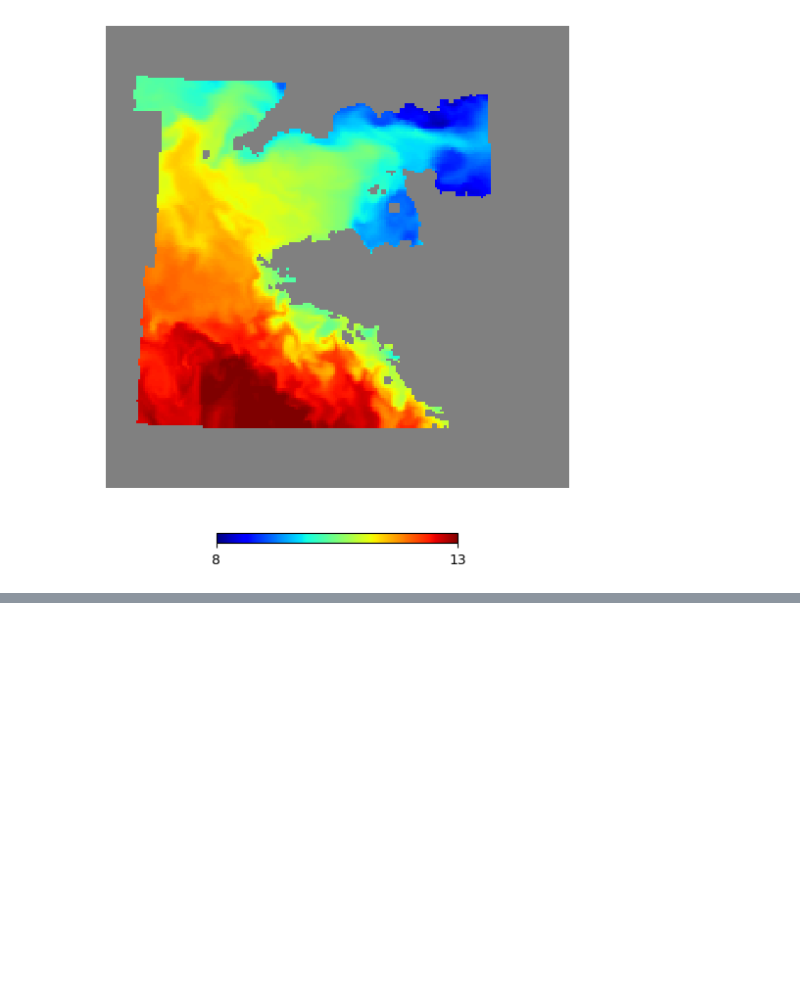
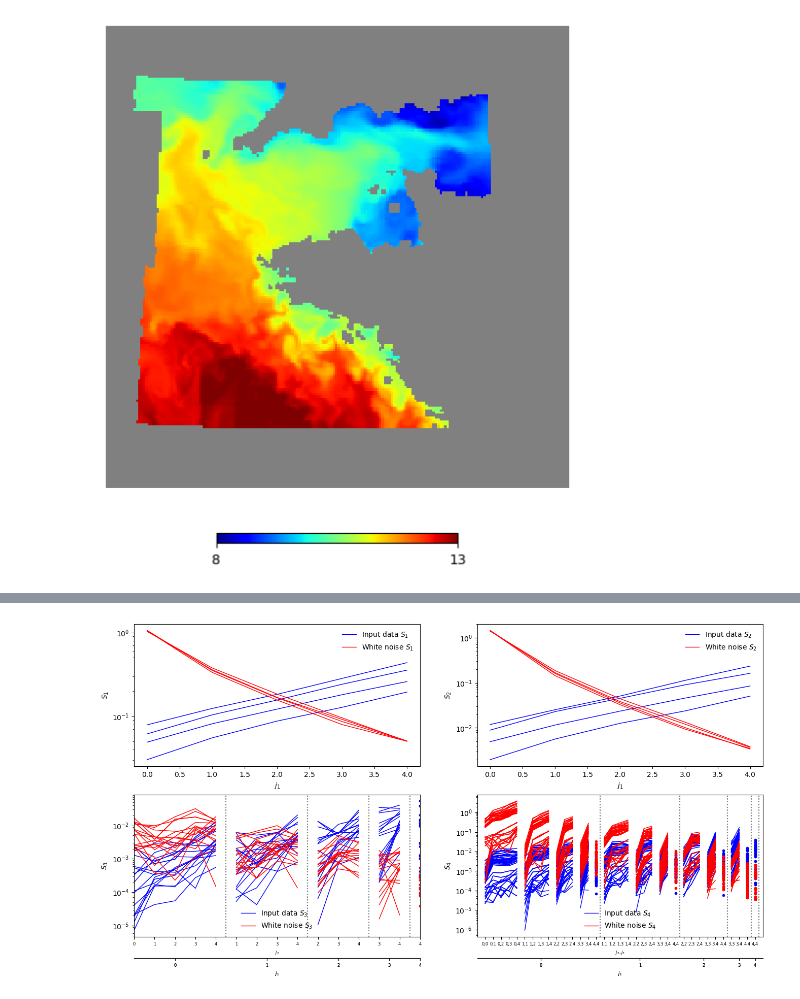
Before and after one commit to IAOCEA/demo-foscat-pangeo-eosc, a Jupyter notebook: local_foscat.ipynb, the cells around one changed output, grey strips where cells are left out. Saved outputs shown, nothing was run; the diff lists cells and outputs as text; code cells hidden in the pictures; blank space fills up the shorter version.

```diff
--- a/local_foscat.ipynb
+++ b/local_foscat.ipynb
@@ -212,6 +260,8 @@ for l in range(nscale):
 # %%
-a=scat.eval(data-np.median(data),Jmax=5,cell_ids=cell_ids,nside=nside)
-b=scat.eval(np.random.randn(data.shape[0])*np.std(data),Jmax=5,cell_ids=cell_ids,nside=nside)
+scat_in=scat.eval(data-np.median(data),Jmax=5,cell_ids=cell_ids,nside=nside)
+scat_noise=scat.eval(np.random.randn(data.shape[0])*np.std(data),Jmax=5,cell_ids=cell_ids,nside=nside)
 # %%
-a.plot(color='b')
-b.plot(hold=False,color='r')
+scat_in.plot(color='b',name='Input data')
+scat_noise.plot(hold=False,color='r',name='White noise')
+# %% [output]
+[figure, added]
```
Also changed, not shown: parts of 14 cells of this notebook.
